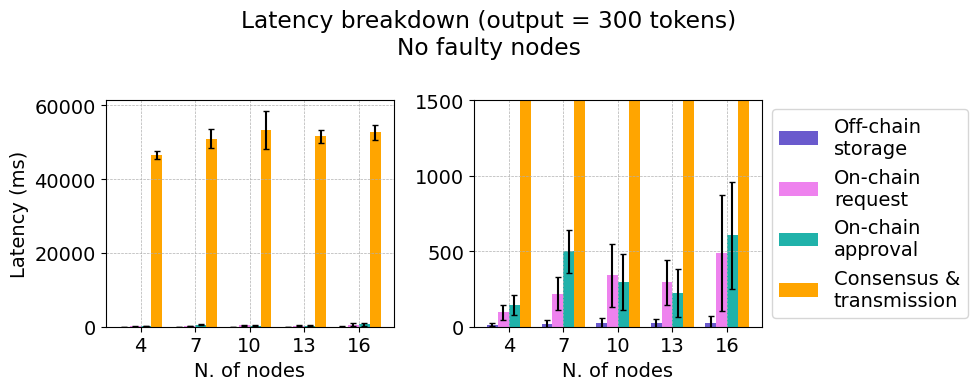
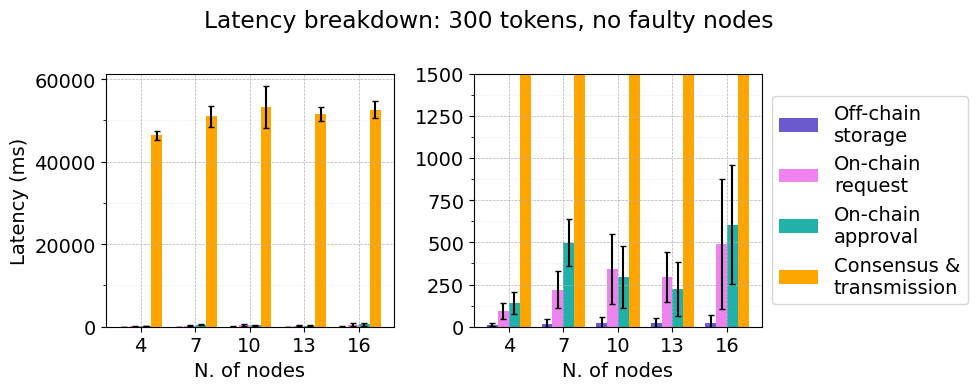
Code edit (unified diff) that turned the first committed figure into the second:
--- before
+++ after
@@ -23,5 +23,5 @@
 
     fig, (ax1, ax2) = plt.subplots(1, 2, figsize=(10, 4))
-    fig.suptitle(f"Latency breakdown (output = {s} tokens)\nNo faulty nodes")
+    fig.suptitle(f"Latency breakdown: {s} tokens, no faulty nodes")
     # Full version
     for i in range(4):
@@ -37,4 +37,5 @@
     ax1.set_xlabel("N. of nodes")
     ax1.set_ylabel("Latency (ms)")
+    ax1.yaxis.set_minor_locator(matplotlib.ticker.AutoMinorLocator(2))
     ax1.grid(which='major', linestyle='--', linewidth=0.5)
     ax1.grid(which='minor', linestyle='--', linewidth=0.5, alpha=0.2)
@@ -52,4 +53,5 @@
     ax2.set_ylim(bottom=0, top=1500)
     ax2.set_xlabel("N. of nodes")
+    ax2.yaxis.set_minor_locator(matplotlib.ticker.AutoMinorLocator(2))
     ax2.grid(which='major', linestyle='--', linewidth=0.5)
     ax2.grid(which='minor', linestyle='--', linewidth=0.5, alpha=0.2)

Commit: Results